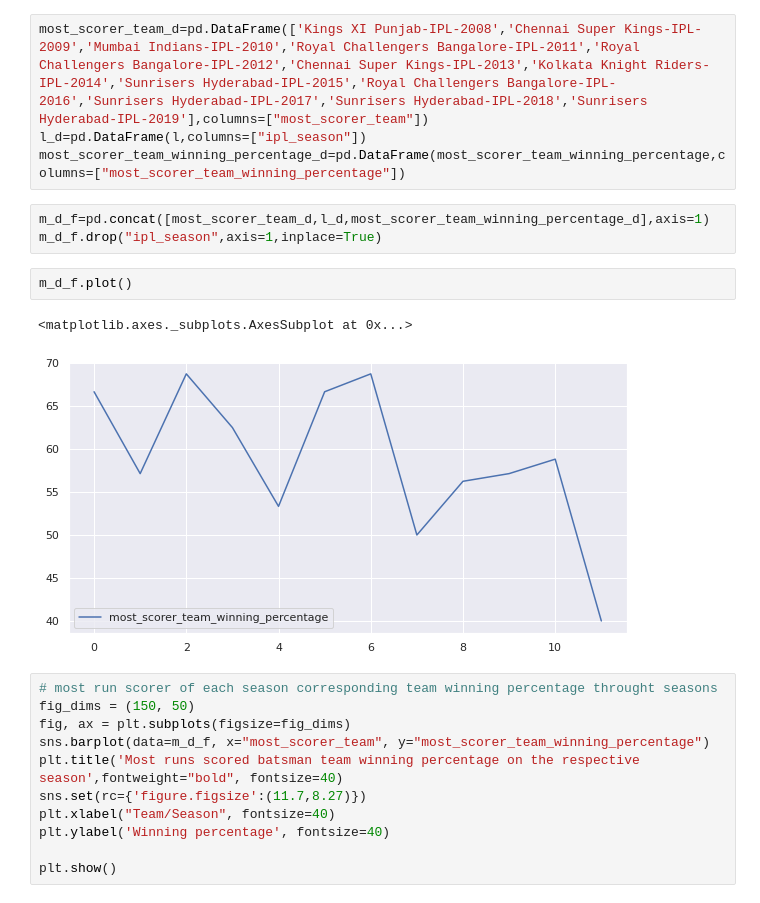
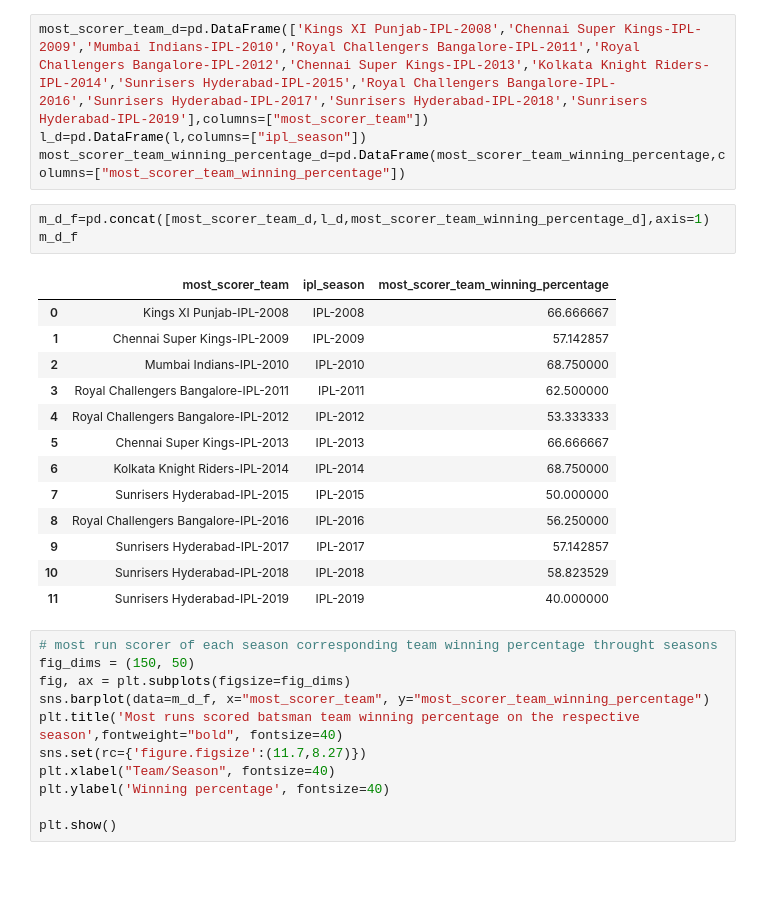
Before and after one commit to akhileshchoudhary1994/IPL-T-20-Cricket-analysis, a Jupyter notebook: Copy_of_IPL_T20_Cricket_Analysis_Capstone_Project.ipynb, the cells around one changed output. Cells and saved outputs as stored; diff of their text form; blank space fills up the shorter version.

```diff
--- a/Copy_of_IPL_T20_Cricket_Analysis_Capstone_Project.ipynb
+++ b/Copy_of_IPL_T20_Cricket_Analysis_Capstone_Project.ipynb
@@ -402,12 +402,21 @@ l_d=pd.DataFrame(l,columns=["ipl_season"])
 most_scorer_team_winning_percentage_d=pd.DataFrame(most_scorer_team_winning_percentage,columns=["most_scorer_team_winning_percentage"])
 # %%
 m_d_f=pd.concat([most_scorer_team_d,l_d,most_scorer_team_winning_percentage_d],axis=1)
-m_d_f.drop("ipl_season",axis=1,inplace=True)
+m_d_f
+# %% [output]
+|  | most_scorer_team | ipl_season | most_scorer_team_winning_percentage |
+| 0 | Kings XI Punjab-IPL-2008 | IPL-2008 | 66.666667 |
+| 1 | Chennai Super Kings-IPL-2009 | IPL-2009 | 57.142857 |
+| 2 | Mumbai Indians-IPL-2010 | IPL-2010 | 68.750000 |
+| 3 | Royal Challengers Bangalore-IPL-2011 | IPL-2011 | 62.500000 |
+| 4 | Royal Challengers Bangalore-IPL-2012 | IPL-2012 | 53.333333 |
+| 5 | Chennai Super Kings-IPL-2013 | IPL-2013 | 66.666667 |
+| 6 | Kolkata Knight Riders-IPL-2014 | IPL-2014 | 68.750000 |
+| 7 | Sunrisers Hyderabad-IPL-2015 | IPL-2015 | 50.000000 |
+| 8 | Royal Challengers Bangalore-IPL-2016 | IPL-2016 | 56.250000 |
+| 9 | Sunrisers Hyderabad-IPL-2017 | IPL-2017 | 57.142857 |
+| 10 | Sunrisers Hyderabad-IPL-2018 | IPL-2018 | 58.823529 |
+| 11 | Sunrisers Hyderabad-IPL-2019 | IPL-2019 | 40.000000 |
-# %%
-m_d_f.plot()
-# %% [output]
-<matplotlib.axes._subplots.AxesSubplot at 0x...>
-[figure, removed]
 # %%
 # most run scorer of each season corresponding team winning percentage throught seasons
 fig_dims = (150, 50)
```
Also changed, not shown: parts of 5 cells of this notebook.
